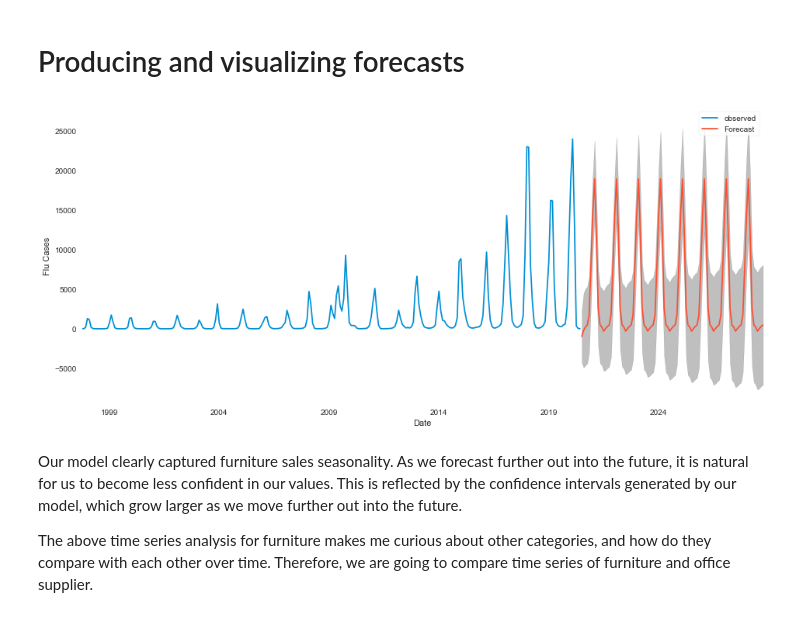
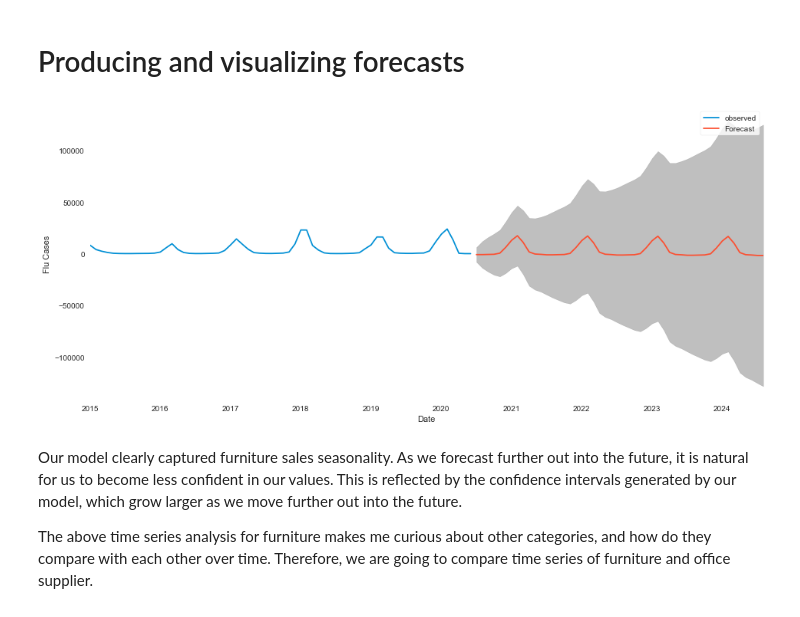
Before and after one commit to jjschueder/7332QTW, a Jupyter notebook: Case Study 4/Kevin Example with flu updates.ipynb, the cells around one changed output. Saved outputs shown, nothing was run; the diff lists cells and outputs as text; code cells hidden in the pictures.

```diff
--- a/Case Study 4/Kevin Example with flu updates.ipynb
+++ b/Case Study 4/Kevin Example with flu updates.ipynb
@@ -81,7 +83,7 @@ profile.to_notebook_iframe()
 # %%
 #dropping x values for now should we impute????
 #not needed anymore
-#dfx = dfx.loc[dfx['PositiveCases'] != 'X']
+dfx = dfx.loc[dfx['Year'] >= 2015]
 # %%
 # not needed anymore
 #dfx['TOTAL SPECIMENS'] = dfx['TOTAL SPECIMENS'].astype(np.float64)
@@ -291,7 +288,7 @@ The above output suggests that SARIMAX(1, 0, 1)x(0, 1, 1, 12) yields the lowest
 # Fitting the ARIMA model
 # %%
 mod = sm.tsa.statespace.SARIMAX(y,
-                                order=(1, 0, 1),
+                                order=(0, 1, 1),
                                 seasonal_order=(0, 1, 1, 12),
                                 enforce_stationarity=False,
                                 enforce_invertibility=False)
@@ -352,19 +364,19 @@ Root Mean Square Error (RMSE) tells us that our model was able to forecast the a
 # %% [markdown]
 # Producing and visualizing forecasts
 # %%
-pred_uc = results.get_forecast(steps=100)
+pred_uc = results.get_forecast(steps=50)
 pred_ci = pred_uc.conf_int()
 ax = y.plot(label='observed', figsize=(14, 7))
 pred_uc.predicted_mean.plot(ax=ax, label='Forecast')
 ax.fill_between(pred_ci.index,
                 pred_ci.iloc[:, 0],
                 pred_ci.iloc[:, 1], color='k', alpha=.25)
 ax.set_xlabel('Date')
 ax.set_ylabel('Flu Cases')
 plt.legend()
 plt.show()
 # %% [output]
-[figure, old version]
+[figure, new version]
 # %% [markdown]
 Our model clearly captured furniture sales seasonality. As we forecast further out into the future, it is natural for us to become less confident in our values. This is reflected by the confidence intervals generated by our model, which grow larger as we move further out into the future.
 
```
Also changed, not shown: parts of 17 cells of this notebook, 1 other file.
